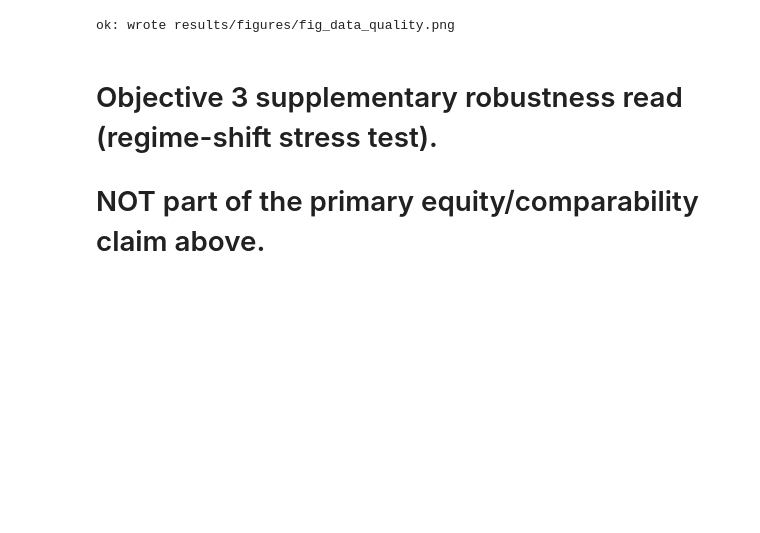
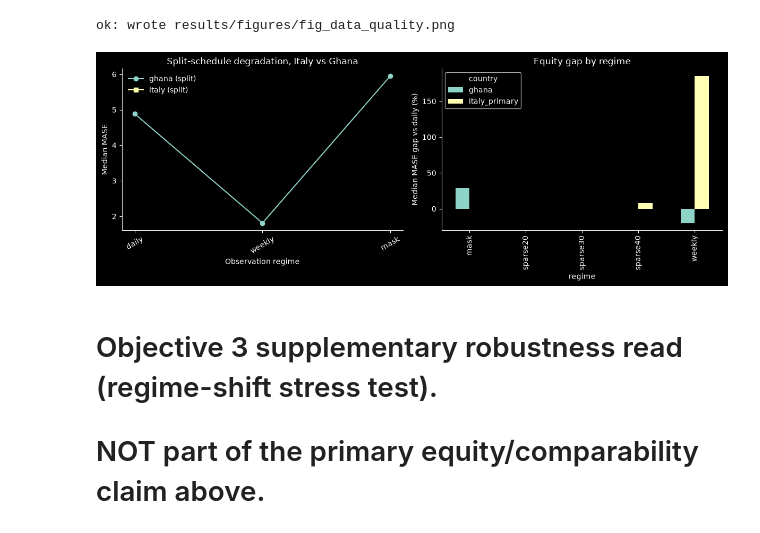
Before and after one commit to MisterKaynan/PINN-Thesis-Framework-MPhil-2026-2027-, a Jupyter notebook: italy_ghana_pinn_colab.ipynb, the cells around one changed output. Cells and saved outputs as stored; diff of their text form; code cells hidden in the pictures; blank space fills up the shorter version.

```diff
--- a/italy_ghana_pinn_colab.ipynb
+++ b/italy_ghana_pinn_colab.ipynb
@@ -732,28 +800,30 @@ ok: wrote results/figures/fig_data_quality.png
 # %%
 import pandas as pd, numpy as np, matplotlib.pyplot as plt
 
 r = pd.read_csv("results/tables/grid.csv"); r["country"] = "ghana"
 ri = pd.read_csv("results/tables/italy_grid.csv")
 if "country" not in ri.columns: ri["country"] = "italy"
 combined = pd.concat([r, ri], ignore_index=True)
 pinn = combined[combined.method.str.startswith("pinn")]
 
 fig, ax = plt.subplots(1, 2, figsize=(12, 4.5))
 for country, marker in [("ghana", "o"), ("italy", "s")]:
     sub = pinn[(pinn.country == country) & (pinn.method == "pinn_split")]
     order = [g for g in ["daily", "weekly", "mask", "sparse20", "sparse30", "sparse40"] if g in sub.regime.unique()]
     med = [sub[sub.regime == g].mase.median() for g in order]
     ax[0].plot(order, med, marker=marker, label=f"{country} (split)")
 ax[0].set_ylabel("Median MASE"); ax[0].set_xlabel("Observation regime")
 ax[0].set_title("Split-schedule degradation, Italy vs Ghana"); ax[0].legend(frameon=False)
 ax[0].tick_params(axis="x", rotation=30)
 
-eq = pd.read_csv("results/tables/equity_summary.csv")
+eq = pd.read_csv("results/tables/equity_summary_primary.csv")
 piv = eq.groupby(["country", "regime"])["mase_gap_pct"].median().unstack("country")
 piv.plot(kind="bar", ax=ax[1])
 ax[1].set_ylabel("Median MASE gap vs daily (%)"); ax[1].set_title("Equity gap by regime")
 for a_ in ax: a_.spines[["top", "right"]].set_visible(False)
 plt.tight_layout(); plt.savefig("results/figures/fig_italy_ghana_equity.png", dpi=180); plt.show()
+# %% [output]
+[figure, added]
 # %% [markdown]
 # Objective 3 supplementary robustness read (regime-shift stress test).
 # NOT part of the primary equity/comparability claim above.
```
Also changed, not shown: parts of 18 cells of this notebook, 23 other files.
